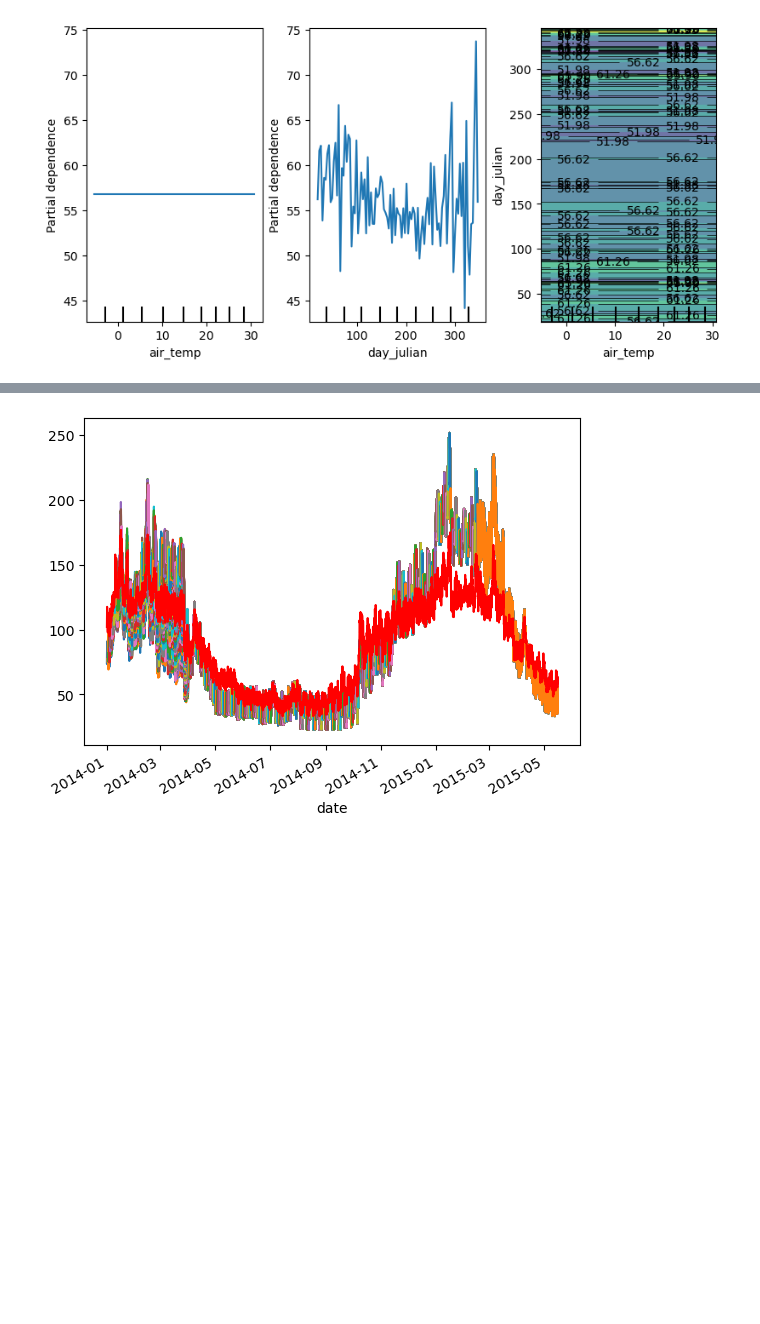
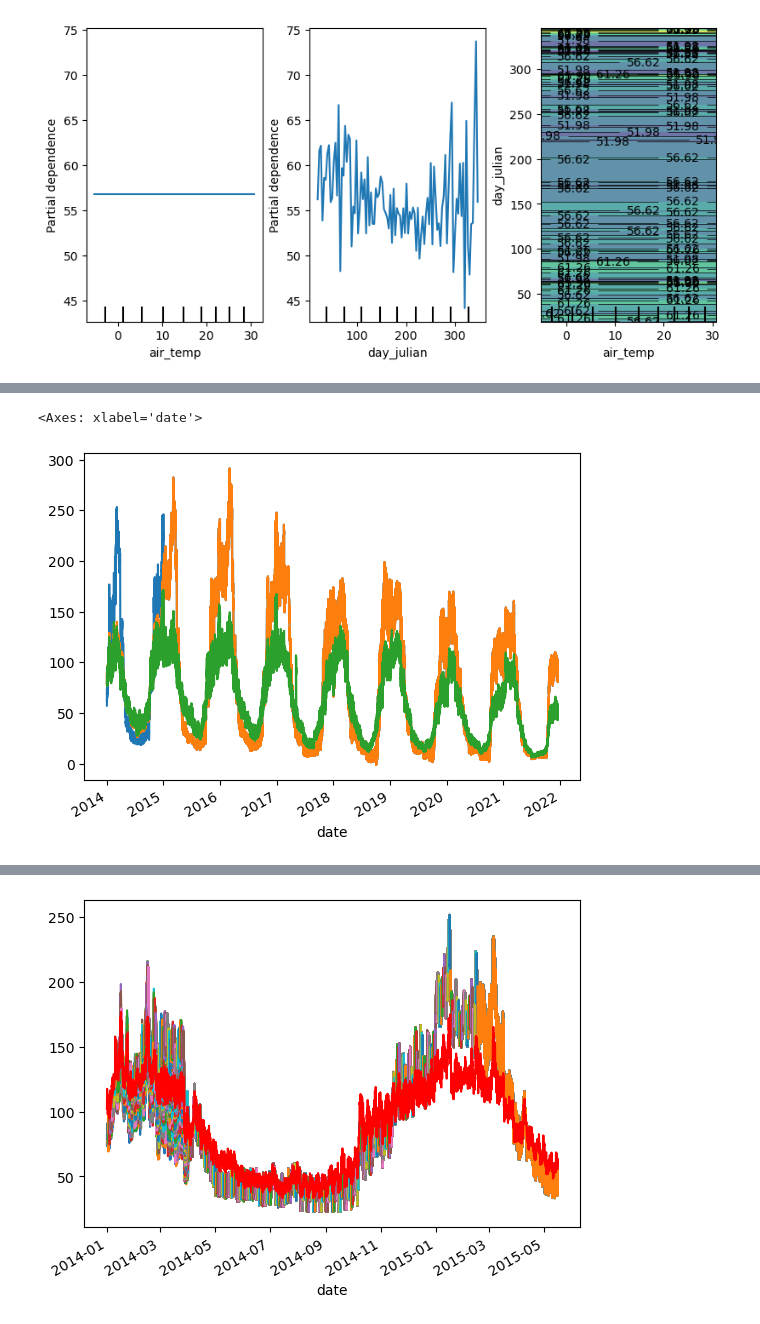
Before and after one commit to m-edal/normet, a Jupyter notebook: tutorials/Case1_autodeweather.ipynb, the cells around one changed output, grey strips where cells are left out. Saved outputs shown, nothing was run; the diff lists cells and outputs as text; code cells hidden in the pictures; blank space fills up the shorter version.

```diff
--- a/tutorials/Case1_autodeweather.ipynb
+++ b/tutorials/Case1_autodeweather.ipynb
@@ -226,0 +243,17 @@ dfrx,mod_statsx=ad.do_all(df1,value='PM2.5',feature_names=all_features,
+# %%
+dfrd['Mean']=np.mean(dfrd.iloc[:,1:],axis=1)
+# %%
+dfrd['Std']=np.std(dfrd.iloc[:,1:-1],axis=1)
+# %%
+dfry['Mean']=np.mean(dfry.iloc[:,1:],axis=1)
+# %%
+dfry['Std']=np.mean(dfry.iloc[:,1:-1],axis=1)
+# %%
+import matplotlib.pyplot as plt
+fig,ax=plt.subplots()
+dfrd['Mean'].plot(ax=ax)
+dfry['Mean'].plot(ax=ax)
+dfrx.iloc[:,1].plot(ax=ax)
+# %% [output]
+<Axes: xlabel='date'>
+[figure, added]
```
Also changed, not shown: parts of 15 cells of this notebook, 3 other files.
